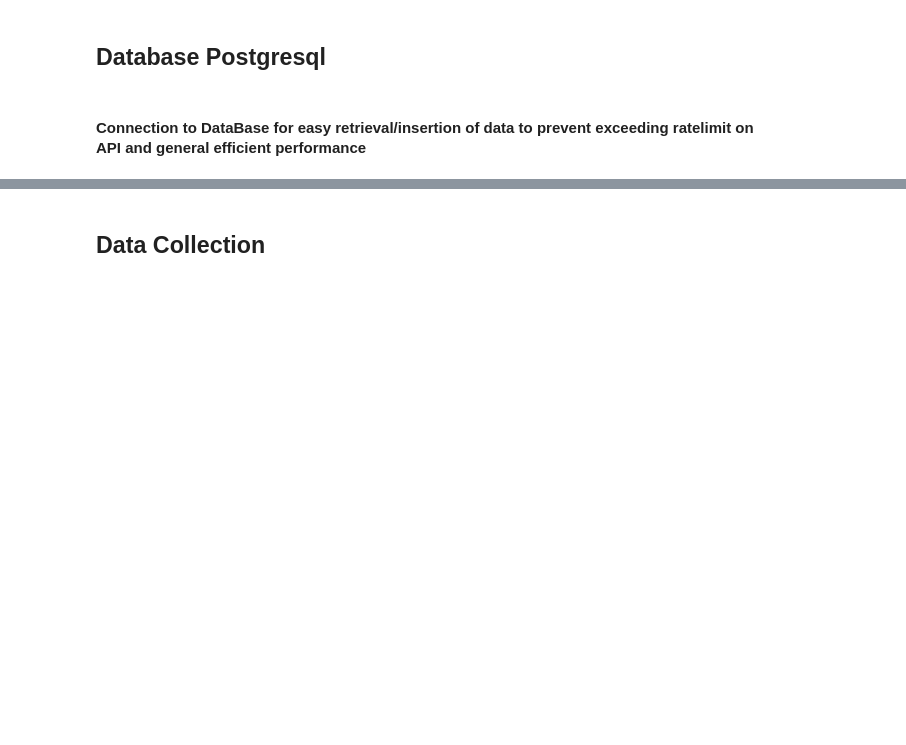
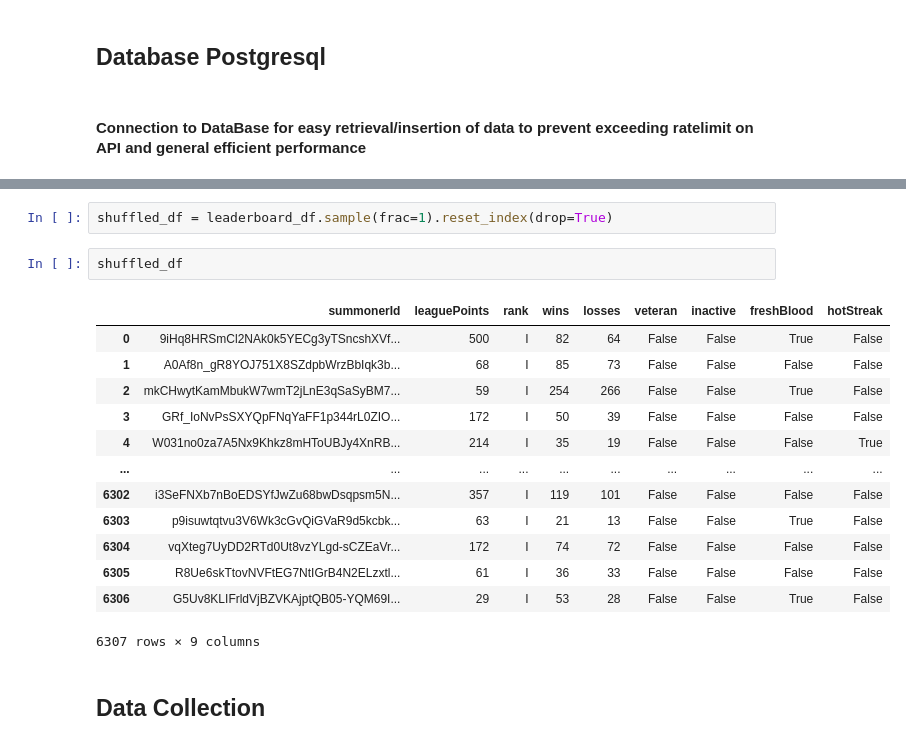
Before and after one commit to ivanpan0626/LoL-AI-Matchup-Predictor-with-Data-Analysis, a Jupyter notebook: server/AIModeling/databook.ipynb, the cells around one changed output, grey strips where cells are left out. Cells and saved outputs as stored; diff of their text form; blank space fills up the shorter version.

```diff
--- a/server/AIModeling/databook.ipynb
+++ b/server/AIModeling/databook.ipynb
@@ -212,3 +233,21 @@ playerId_df #list of top 90 players in LOL and their ids
+# %%
+shuffled_df = leaderboard_df.sample(frac=1).reset_index(drop=True)
+# %%
+shuffled_df
+# %% [output]
+|  | summonerId | leaguePoints | rank | wins | losses | veteran | inactive | freshBlood | hotStreak |
+| 0 | 9iHq8HRSmCl2NAk0k5YECg3yTSncshXVf... | 500 | I | 82 | 64 | False | False | True | False |
+| 1 | A0Af8n_gR8YOJ751X8SZdpbWrzBbIqk3b... | 68 | I | 85 | 73 | False | False | False | False |
+| 2 | mkCHwytKamMbukW7wmT2jLnE3qSaSyBM7... | 59 | I | 254 | 266 | False | False | True | False |
+| 3 | GRf_IoNvPsSXYQpFNqYaFF1p344rL0ZIO... | 172 | I | 50 | 39 | False | False | False | False |
+| 4 | W031no0za7A5Nx9Khkz8mHToUBJy4XnRB... | 214 | I | 35 | 19 | False | False | False | True |
+| ... | ... | ... | ... | ... | ... | ... | ... | ... | ... |
+| 6302 | i3SeFNXb7nBoEDSYfJwZu68bwDsqpsm5N... | 357 | I | 119 | 101 | False | False | False | False |
+| 6303 | p9isuwtqtvu3V6Wk3cGvQiGVaR9d5kcbk... | 63 | I | 21 | 13 | False | False | True | False |
+| 6304 | vqXteg7UyDD2RTd0Ut8vzYLgd-sCZEaVr... | 172 | I | 74 | 72 | False | False | False | False |
+| 6305 | R8Ue6skTtovNVFtEG7NtIGrB4N2ELzxtl... | 61 | I | 36 | 33 | False | False | False | False |
+| 6306 | G5Uv8KLIFrldVjBZVKAjptQB05-YQM69I... | 29 | I | 53 | 28 | False | False | True | False |
+6307 rows × 9 columns
 # %% [markdown]
 <h2> Data Collection </h2>
 # %% [markdown]
```
Also changed, not shown: parts of 35 cells of this notebook, 7 other files.
